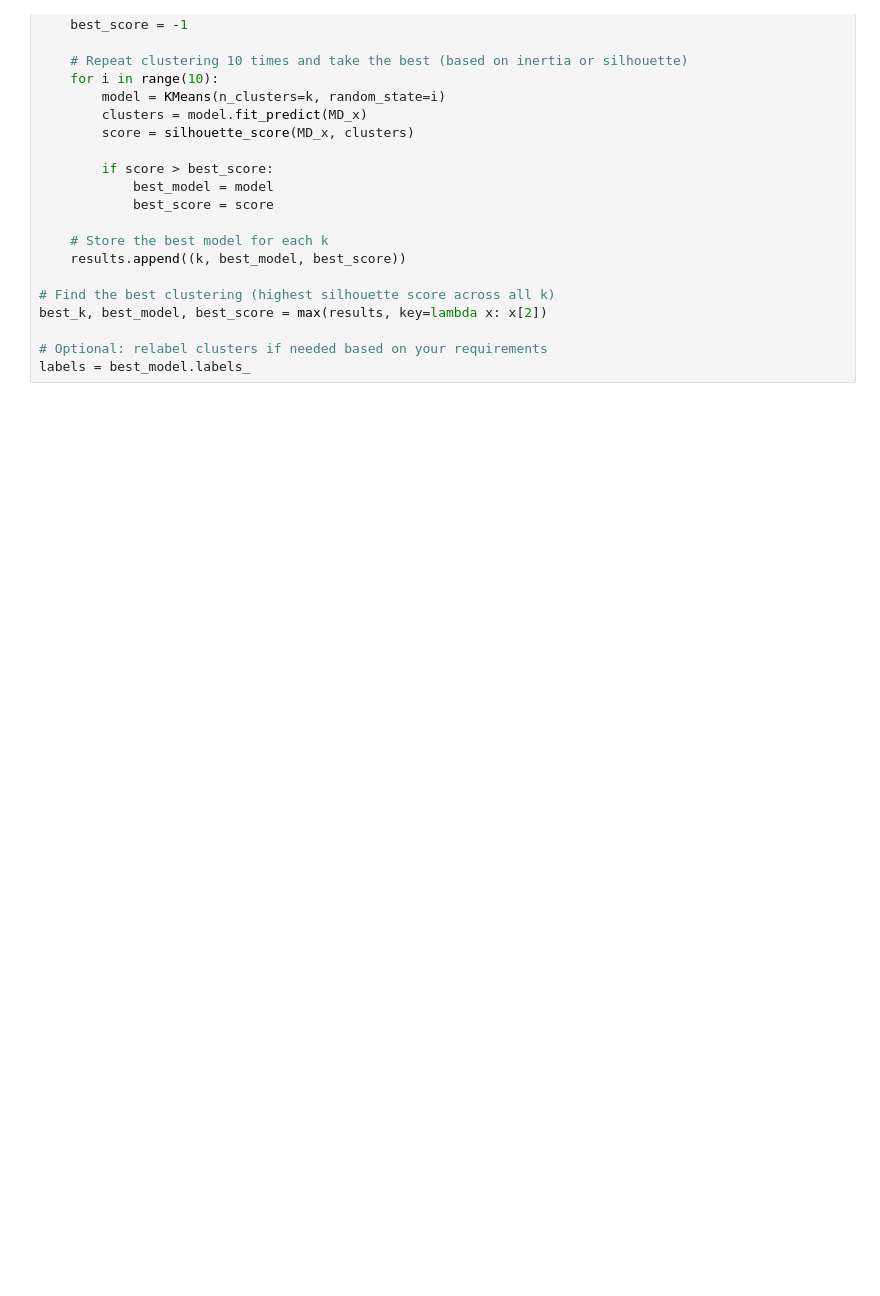
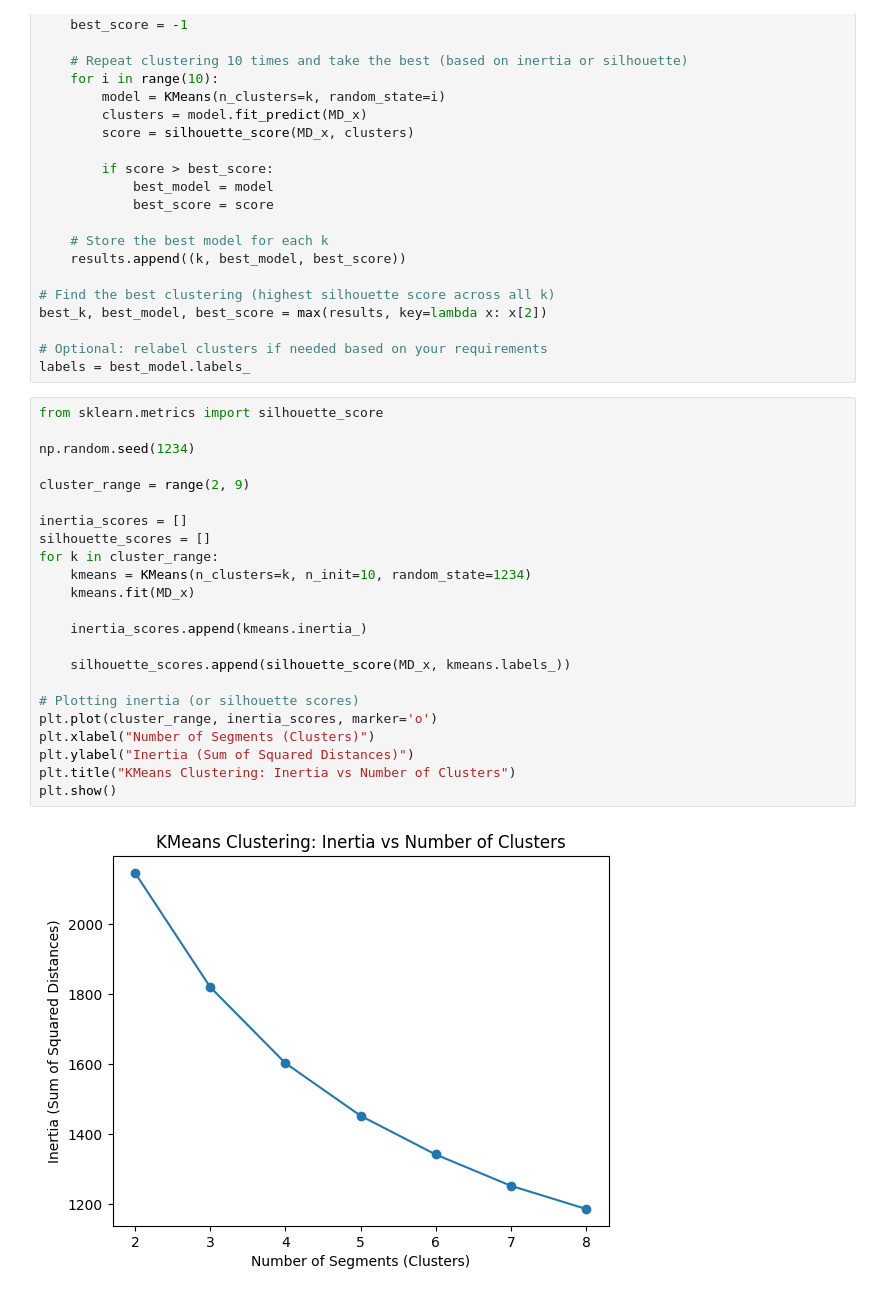
Before and after one commit to Saifansari-ai/McDonald-s, a Jupyter notebook: Mcdonald's.ipynb, the cells around one changed output. Drawn from its saved outputs; the diff is of its cells as text; blank space fills up the shorter version.

```diff
--- a/Mcdonald's.ipynb
+++ b/Mcdonald's.ipynb
@@ -127,3 +124,28 @@ best_k, best_model, best_score = max(results, key=lambda x: x[2])
 
 # Optional: relabel clusters if needed based on your requirements
 labels = best_model.labels_
+# %%
+from sklearn.metrics import silhouette_score
+
+np.random.seed(1234)
+
+cluster_range = range(2, 9)
+
+inertia_scores = []
+silhouette_scores = []
+for k in cluster_range:
+    kmeans = KMeans(n_clusters=k, n_init=10, random_state=1234)
+    kmeans.fit(MD_x)
+
+    inertia_scores.append(kmeans.inertia_)
+
+    silhouette_scores.append(silhouette_score(MD_x, kmeans.labels_))
+
+# Plotting inertia (or silhouette scores)
+plt.plot(cluster_range, inertia_scores, marker='o')
+plt.xlabel("Number of Segments (Clusters)")
+plt.ylabel("Inertia (Sum of Squared Distances)")
+plt.title("KMeans Clustering: Inertia vs Number of Clusters")
+plt.show()
+# %% [output]
+[figure, added]
```
Also changed, not shown: parts of 13 cells of this notebook.
